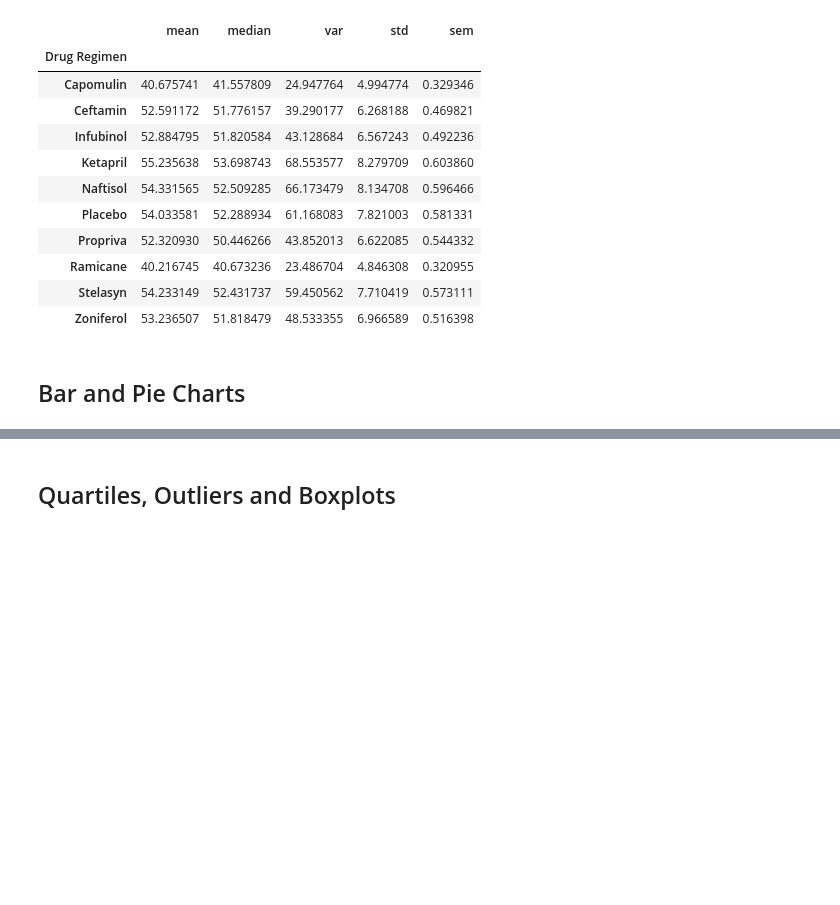
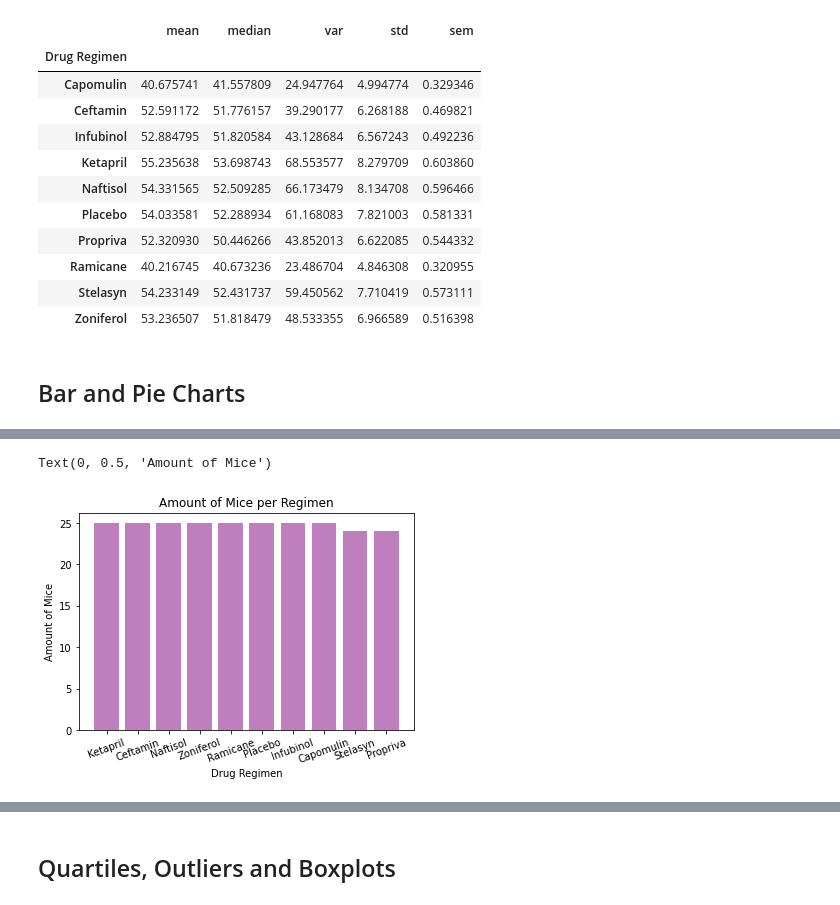
Before and after one commit to LaurenEGardner/Matplotlib-Project, a Jupyter notebook: Pymaceuticals/pymaceuticals_starter.ipynb, the cells around one changed output, grey strips where cells are left out. Saved outputs shown, nothing was run; the diff lists cells and outputs as text; code cells hidden in the pictures; blank space fills up the shorter version.

```diff
--- a/Pymaceuticals/pymaceuticals_starter.ipynb
+++ b/Pymaceuticals/pymaceuticals_starter.ipynb
@@ -131,4 +146,16 @@ regimen_df["Tumor Volume (mm3)"].agg(["mean","median","var","std","sem"])
 # %%
 # Generate a bar plot showing the total number of unique mice tested on each drug regimen using pyplot.
+x_axis=regimen_df.index
+y_axis=regimen_df["Drug Regimen"]
+
+#x_axis= (regimen_df["Drug Regimen"].max()+5)
+plt.bar(x_axis,y_axis, color="purple", alpha=0.5, align="center")
+plt.xticks(rotation=20)
+plt.title("Amount of Mice per Regimen")
+plt.xlabel("Drug Regimen")
+plt.ylabel("Amount of Mice")
+# %% [output]
+Text(0, 0.5, 'Amount of Mice')
+[figure, added]
 # %%
 # Generate a pie plot showing the distribution of female versus male mice using pandas
```
Also changed, not shown: parts of 3 cells of this notebook.
